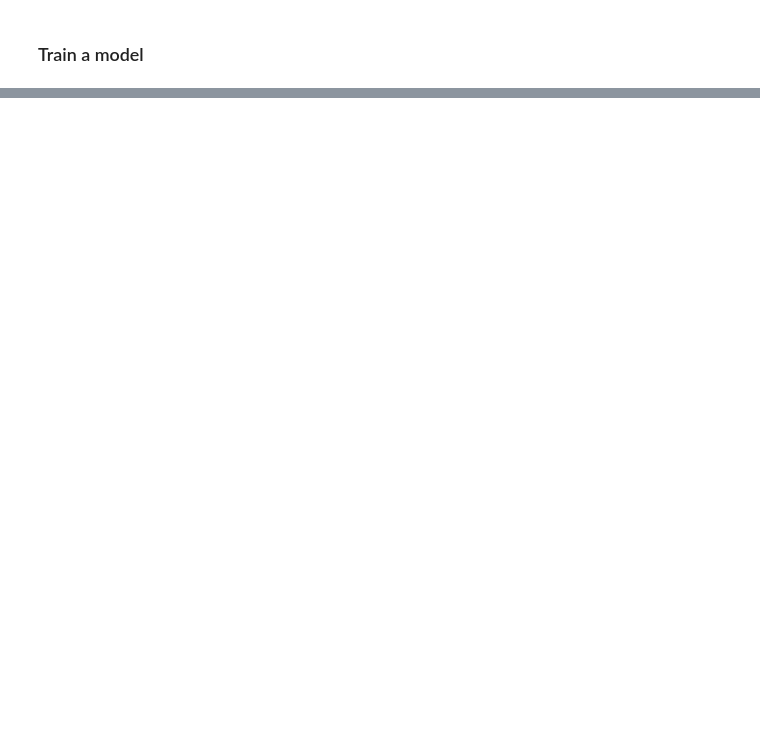
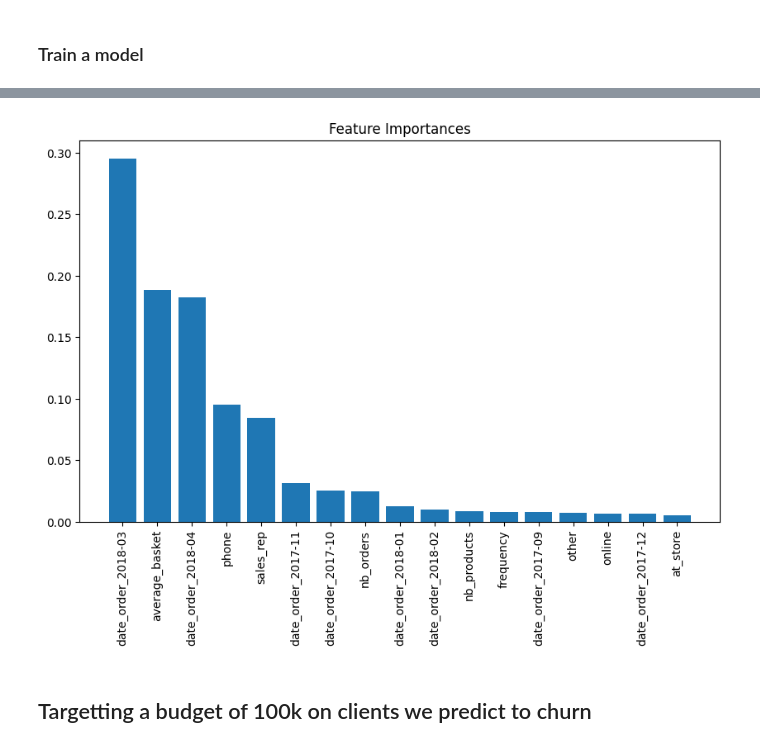
Before and after one commit to cathal-brady/Churn_Model_BCG, a Jupyter notebook: Cathal.ipynb, the cells around one changed output, grey strips where cells are left out. Drawn from its saved outputs; the diff is of its cells as text; code cells hidden in the pictures; blank space fills up the shorter version.

```diff
--- a/Cathal.ipynb
+++ b/Cathal.ipynb
@@ -208,7 +217,7 @@ data.dropna(inplace=True)
 y =  data['inactive']
 X = data.drop(['client_id', 'inactive', 'recency'], axis=1)
 
-X_train, X_test, y_train, y_test = train_test_split(X, y, test_size=0.3, random_state=42, stratify=y)
+X_train, X_test, y_train, y_test = train_test_split(X, y, test_size=0.2, random_state=42, stratify=y)
 
 model = RandomForestClassifier(n_estimators=100, random_state=42)
 model.fit(X_train, y_train)
@@ -602,0 +311,4 @@ AUC-ROC: 0.8627802052920982
+# %%
+selected_features = selected_features.tolist()
+if 'other' in selected_features:
+    selected_features.remove('other')
@@ -602,0 +324,11 @@ AUC-ROC: 0.8627802052920982
+# %%
+X_train_selected = X_train[selected_features]
+X_test_selected = X_test[selected_features]
+
+model.fit(X_train_selected, y_train)
+y_pred = model.predict(X_test_selected)
+y_pred_proba = model.predict_proba(X_test_selected)[:, 1]
+
+print(confusion_matrix(y_test, y_pred))
+print(classification_report(y_test, y_pred))
+print("AUC-ROC:", roc_auc_score(y_test, y_pred_proba))
@@ -602,0 +348,13 @@ AUC-ROC: 0.8627802052920982
+# %%
+importances = model.feature_importances_
+indices = np.argsort(importances)[::-1]
+
+plt.figure(figsize=(10, 6))
+plt.title('Feature Importances')
+plt.bar(range(X_train_selected.shape[1]), importances[indices], align='center')
+plt.xticks(range(X_train_selected.shape[1]), X.columns[indices], rotation=90)
+plt.show()
+# %% [output]
+[figure, added]
+# %% [markdown]
+## Targetting a budget of 100k on clients we predict to churn
```
Also changed, not shown: parts of 66 cells of this notebook.
